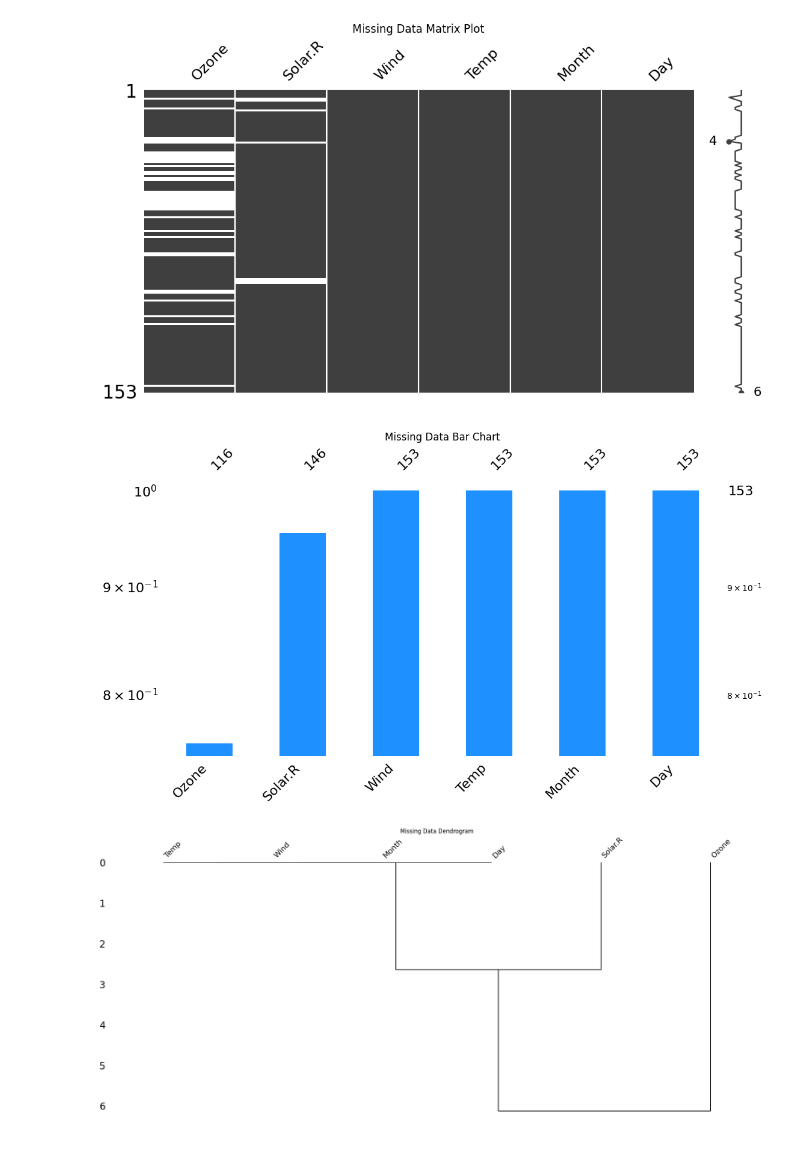
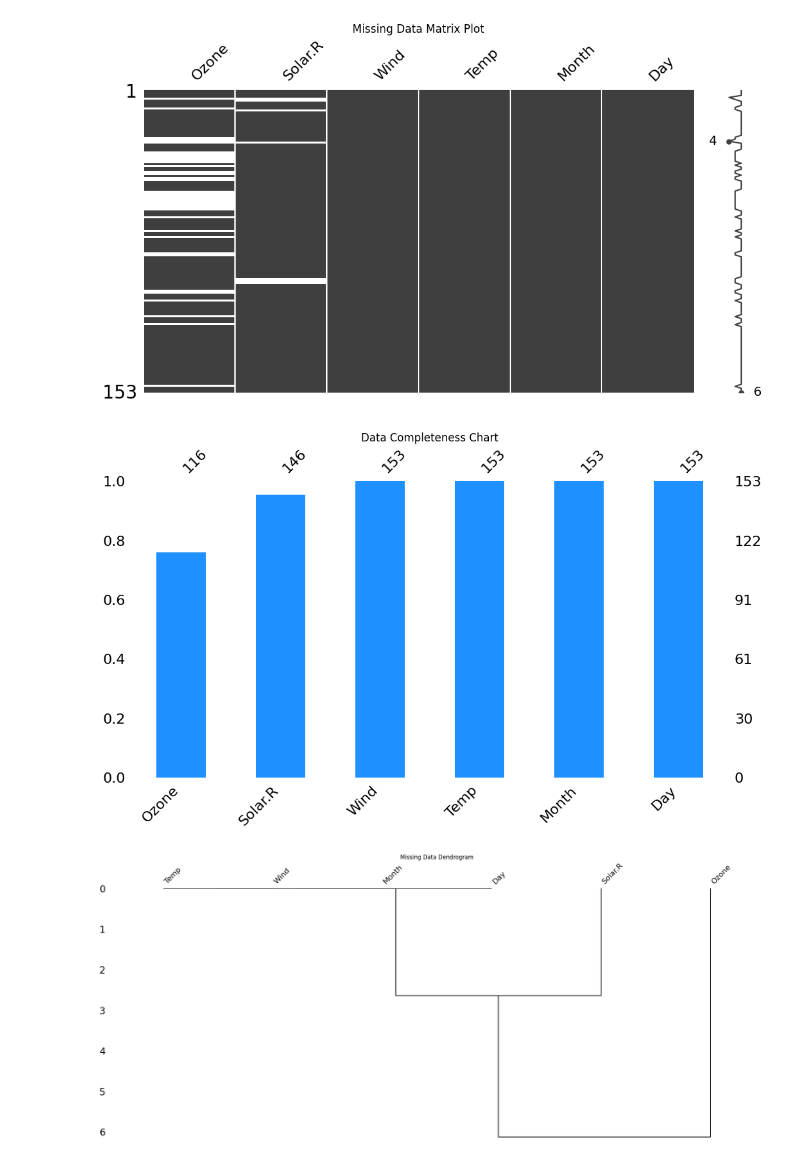
Before and after one commit to opencampus-sh/einfuehrung-in-data-science-und-ml, a Jupyter notebook: Fehlende Werte/missing_value_imputation.ipynb, the cells around one changed output. Saved outputs shown, nothing was run; the diff lists cells and outputs as text; code cells hidden in the pictures.

```diff
--- a/Fehlende Werte/missing_value_imputation.ipynb
+++ b/Fehlende Werte/missing_value_imputation.ipynb
@@ -28,12 +35,12 @@ plt.show()
 # %% [output]
 [figure]
 # %%
-# Bar plot of missing data
-msno.bar(airquality, color="dodgerblue", log=True, figsize=(12, 6))
-plt.title('Missing Data Bar Chart')
+# Bar plot of complete data
+msno.bar(airquality, color="dodgerblue", figsize=(12, 6))
+plt.title('Data Completeness Chart')
 plt.show()
 # %% [output]
-[figure, old version]
+[figure, new version]
 # %%
 
 # Dendrogram to visualize the correlation of missingness between variables
```
Also changed, not shown: parts of 5 cells of this notebook.
